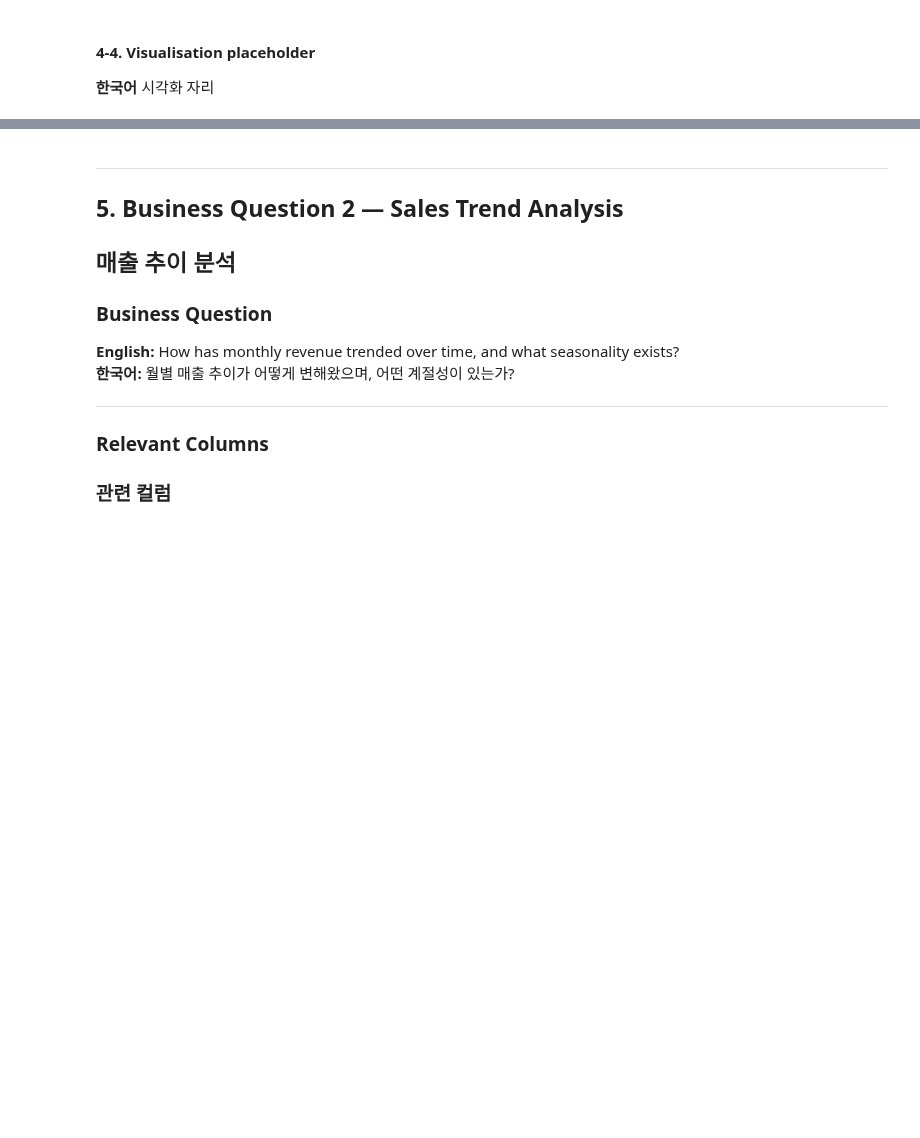
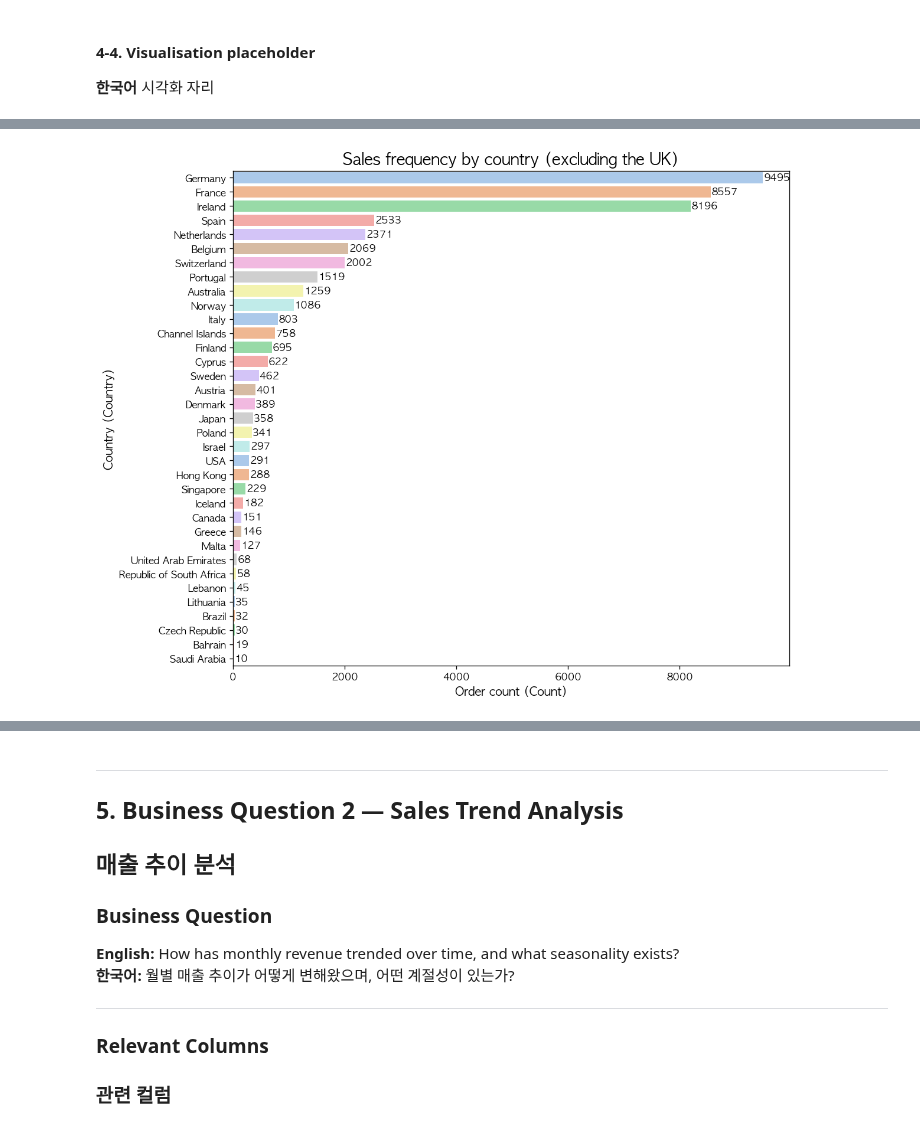
Before and after one commit to BookiChoi/BA-Portfolio, a Jupyter notebook: Projects/Cornerstone_Data_Pipeline/notebooks/business_eda.ipynb, the cells around one changed output, grey strips where cells are left out. Saved outputs shown, nothing was run; the diff lists cells and outputs as text; code cells hidden in the pictures; blank space fills up the shorter version.

```diff
--- a/Projects/Cornerstone_Data_Pipeline/notebooks/business_eda.ipynb
+++ b/Projects/Cornerstone_Data_Pipeline/notebooks/business_eda.ipynb
@@ -281,3 +619,30 @@ End   (종료): 2011-12-09 12:50:00
+# %%
+# ==========================================================
+# Visualisation — Sales Frequency by Country (Excluding UK)
+# 시각화 — UK 제외 국가별 판매 빈도 (막대 차트)
+# ==========================================================
+
+plt.figure(figsize=(10, 8))
+
+sns.barplot(
+    x=country_count_without_uk.values,
+    y=country_count_without_uk.index,
+    hue=country_count_without_uk.index,
+    palette="pastel",
+    legend=False,
+)
+
+plt.title("Sales frequency by country (excluding the UK)", fontsize=16)
+plt.xlabel("Order count (Count)", fontsize=12)
+plt.ylabel("Country (Country)", fontsize=12)
+
+for i, v in enumerate(country_count_without_uk.values):
+    plt.text(v + 10, i, str(v), va="center", fontsize=10)
+
+plt.tight_layout()
+plt.show()
+# %% [output]
+[figure, added]
 # %% [markdown]
 ### Observations
 ### 관찰 결과
```
Also changed, not shown: parts of 21 cells of this notebook.
